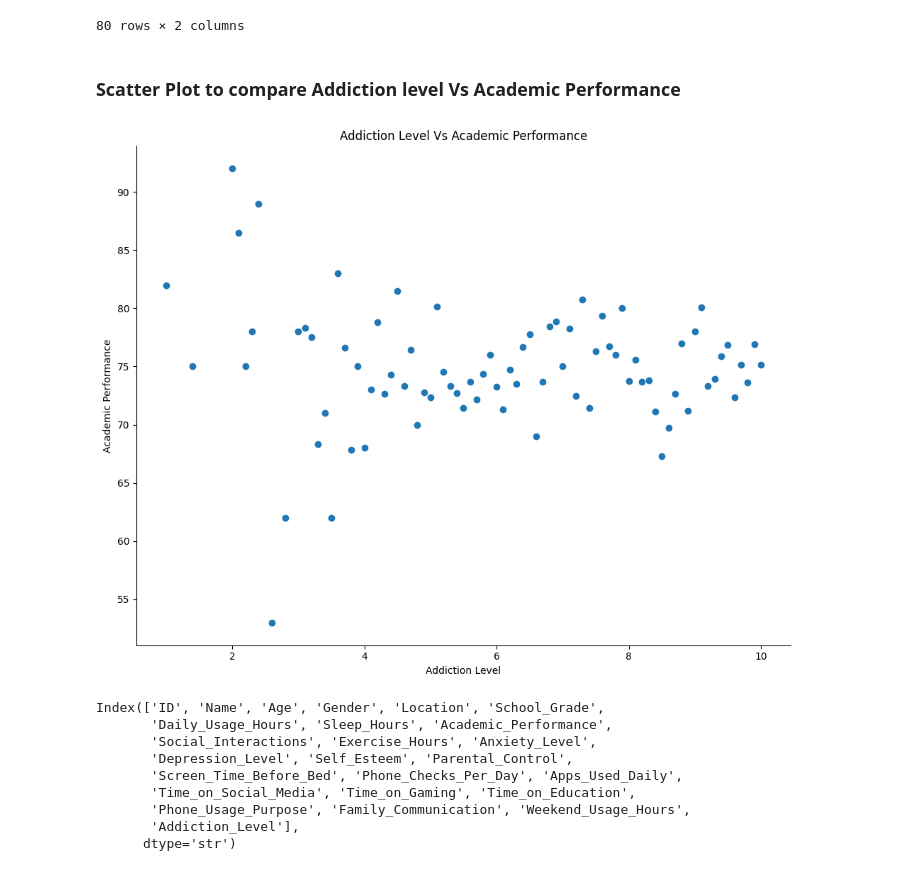
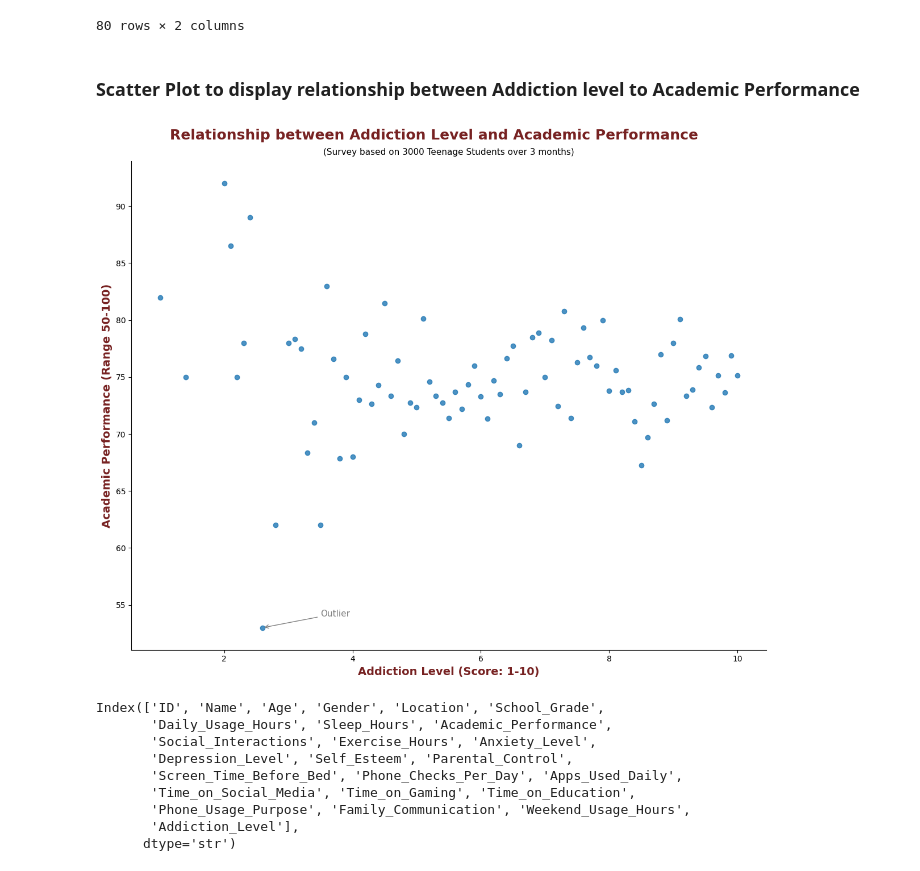
Before and after one commit to shivahari04/smartphone_addiction_analysis, a Jupyter notebook: Notebook/screen_addiction.ipynb, the cells around one changed output. Saved outputs shown, nothing was run; the diff lists cells and outputs as text; code cells hidden in the pictures.

```diff
--- a/Notebook/screen_addiction.ipynb
+++ b/Notebook/screen_addiction.ipynb
@@ -286,21 +287,26 @@ avg_academic
 | 79 | 10.0 | 75.14 |
 80 rows × 2 columns
 # %% [markdown]
-### Scatter Plot to compare Addiction level  Vs Academic Performance
+### Scatter Plot to display relationship between Addiction level to Academic Performance
 # %%
-plt.figure(figsize=(10,8))
+#Scatter Plot to display relationship between addiction level to academic performance
 
-plt.scatter(avg_academic['Addiction_Level'], avg_academic['Academic_Performance'])
+plt.figure(figsize=(12,10))
+
+plt.scatter(avg_academic['Addiction_Level'], avg_academic['Academic_Performance'], alpha =0.8)
 ax = plt.gca()
 ax.spines['top'].set_visible(False)
 ax.spines['right'].set_visible(False)
 
-plt.title("Addiction Level Vs Academic Performance")
-plt.xlabel("Addiction Level")
-plt.ylabel("Academic Performance")
+plt.suptitle("Relationship between Addiction Level and Academic Performance", fontweight = 'bold', fontsize = 18, color = "#772222")
+plt.title('(Survey based on 3000 Teenage Students over 3 months)', fontsize=11, color='black', pad=8)
+plt.xlabel("Addiction Level (Score: 1-10)", fontsize = 14, fontweight = 'bold', color= "#772222")
+plt.ylabel("Academic Performance (Range 50-100)", fontsize = 14, fontweight = 'bold', color = "#772222")
+
+plt.annotate('Outlier', xy=(2.6, 53), xytext=(3.5, 54), fontsize=11, color='gray', arrowprops=dict(arrowstyle='->', color='gray'))
 
 plt.tight_layout()
 plt.show()
 # %% [output]
-[figure, old version]
+[figure, new version]
 # %%
```
Also changed, not shown: parts of 17 cells of this notebook.
